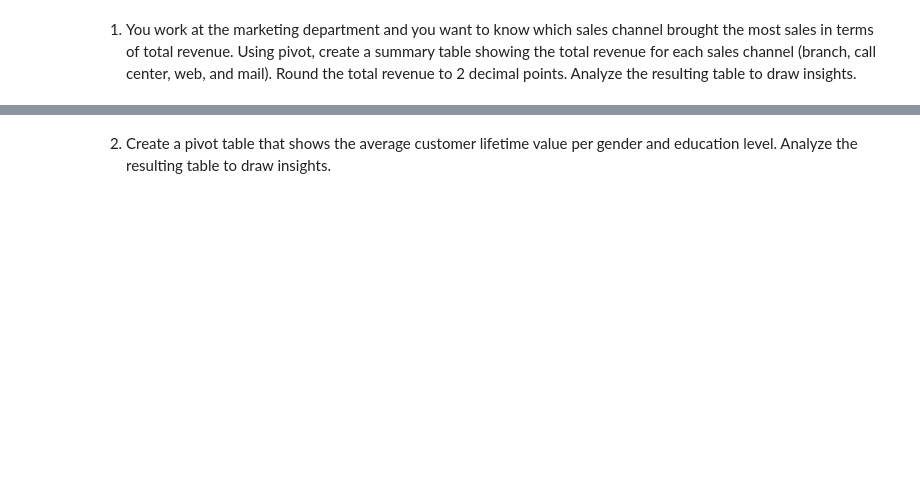
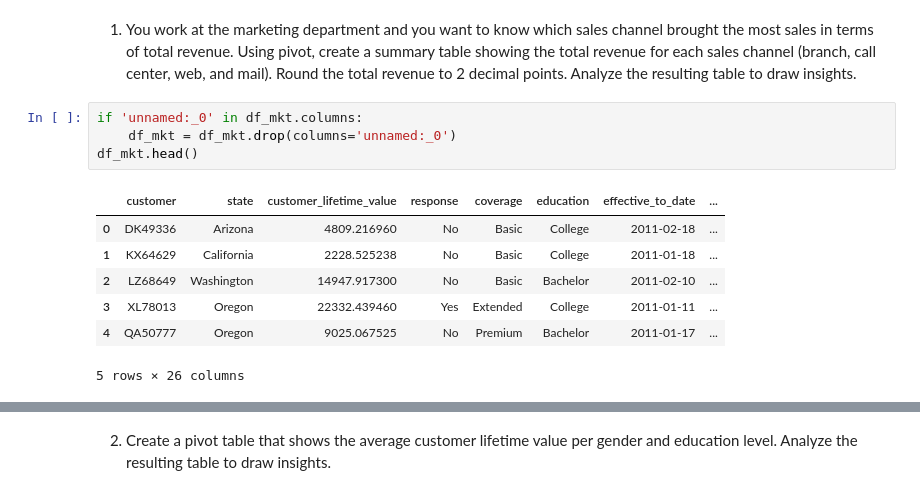
Before and after one commit to henrysoysa/lab-dw-data-structuring-and-combining, a Jupyter notebook: lab-dw-data-structuring-and-combining.ipynb, the cells around one changed output, grey strips where cells are left out. Drawn from its saved outputs; the diff is of its cells as text; blank space fills up the shorter version.

```diff
--- a/lab-dw-data-structuring-and-combining.ipynb
+++ b/lab-dw-data-structuring-and-combining.ipynb
@@ -236,3 +234,15 @@ FileNotFoundError: [Errno 2] No such file or directory: 'mkt_analysis_dataset.cs
 # %% [markdown]
 1. You work at the marketing department and you want to know which sales channel brought the most sales in terms of total revenue. Using pivot, create a summary table showing the total revenue for each sales channel (branch, call center, web, and mail).
 Round the total revenue to 2 decimal points.  Analyze the resulting table to draw insights.
+# %%
+if 'unnamed:_0' in df_mkt.columns:
+    df_mkt = df_mkt.drop(columns='unnamed:_0')
+df_mkt.head()
+# %% [output]
+|  | customer | state | customer_lifetime_value | response | coverage | education | effective_to_date | ... |
+| 0 | DK49336 | Arizona | 4809.216960 | No | Basic | College | 2011-02-18 | ... |
+| 1 | KX64629 | California | 2228.525238 | No | Basic | College | 2011-01-18 | ... |
+| 2 | LZ68649 | Washington | 14947.917300 | No | Basic | Bachelor | 2011-02-10 | ... |
+| 3 | XL78013 | Oregon | 22332.439460 | Yes | Extended | College | 2011-01-11 | ... |
+| 4 | QA50777 | Oregon | 9025.067525 | No | Premium | Bachelor | 2011-01-17 | ... |
+5 rows × 26 columns
```
Also changed, not shown: parts of 11 cells of this notebook.
